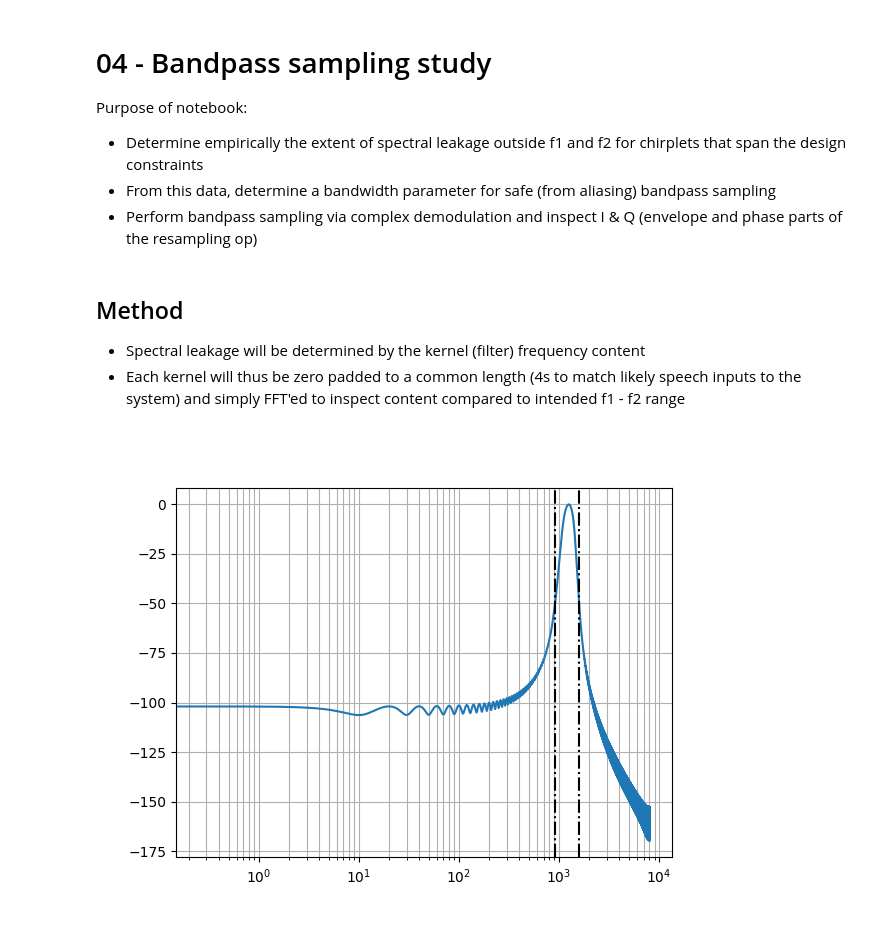
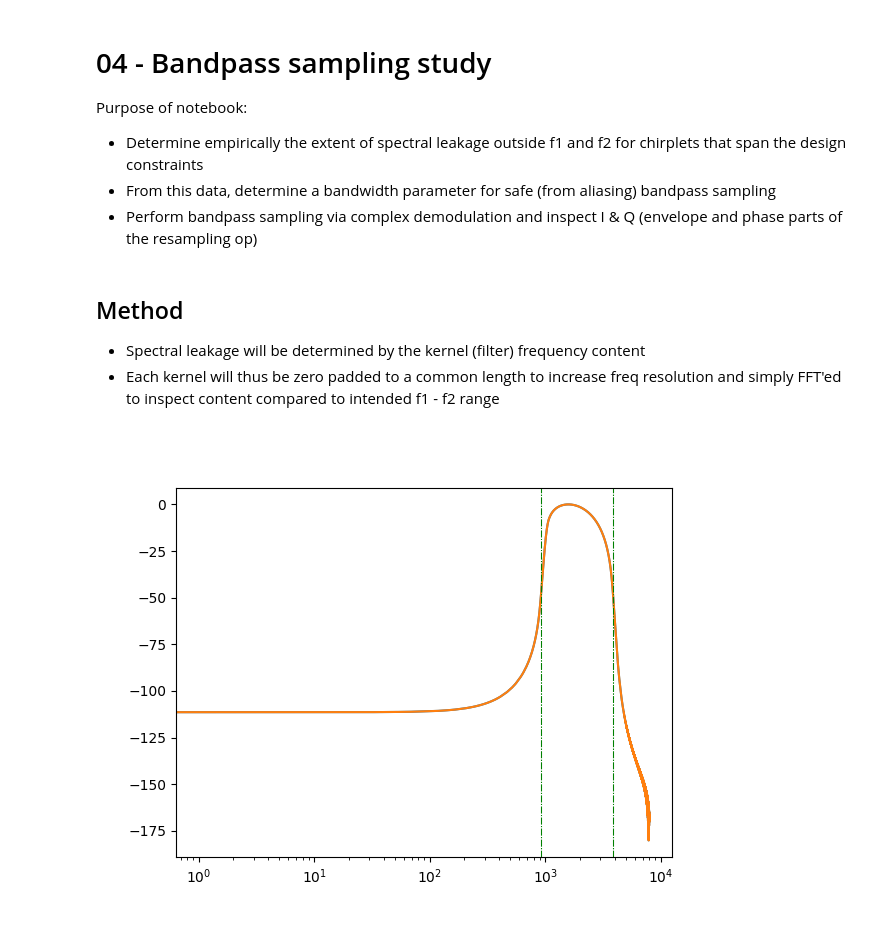
Before and after one commit to lane-miller/speech-deepfake-detection, a Jupyter notebook: 01_poc/04_bandpass_samp.ipynb, the cells around one changed output. Drawn from its saved outputs; the diff is of its cells as text; code cells hidden in the pictures.

Commit message:
Add test and data collection loop to poc04

```diff
--- a/01_poc/04_bandpass_samp.ipynb
+++ b/01_poc/04_bandpass_samp.ipynb
@@ -20,7 +22,7 @@ from util import MAX_DUR_MS, MIN_DUR_MS, MAX_DEGREE, MIN_DEGREE, FS
 ## Method
 
 - Spectral leakage will be determined by the kernel (filter) frequency content
-- Each kernel will thus be zero padded to a common length (4s to match likely speech inputs to the system) and simply FFT'ed to inspect content compared to intended f1 - f2 range
+- Each kernel will thus be zero padded to a common length to increase freq resolution and simply FFT'ed to inspect content compared to intended f1 - f2 range
 # %%
 # Helper method - compute actual bandwidth of signal
 #  - finds X dB down frequencies in response, where X is threshold compared to 0 dB
@@ -53,37 +55,59 @@ def get_bw_actual(signal, threshold_dB, samplerate=16000):
     f2 = f[i]
 
     return (f1, f2)
+# %%
+# Test get_bw_actual on example chirplet
+
+T = 1.0
+ch = pchirp(1000., 4000., 100., 2.)
+chp = np.zeros(int(FS * T))
+chp[:len(ch)] = ch
+L = len(chp)
+
+f = np.fft.rfftfreq(L, 1. / FS)
+x = np.fft.rfft(chp)
+X = 20 * np.log10(np.abs(x) + 1e-12)
+X -= np.max(X)
+
+F1, F2 = get_bw_actual(chp, -50)
+
+plt.semilogx(f, X)
+plt.axvline(F1, color='g', linestyle='-.', linewidth=0.75)
+plt.axvline(F2, color='g', linestyle='-.', linewidth=0.75)
+plt.grid(which='both')
+plt.show()
+# %% [output]
+[figure, added]
 # %%
-# Generate chirplets and compute actual bw
-plt.close('all')
-
-threshholds = [-40, -50, -60]
+# Generate many chirplets and collect data
 N = 5000
-T = 4.0
 data = []
 
-ch = pchirp(1000., 1500., 50., 1.)
-chp = np.zeros(int(FS * T))
-chp[:len(ch)] = ch
-L = len(chp)
+for i in range(N):
+    if i % 100 == 0:
+        print(f"Iter: {i:>4} / {N}")
 
-f = np.fft.rfftfreq(L, 1. / FS)
-x = np.fft.rfft(chp)
-X = 20 * np.log10(np.abs(x) + 1e-12)
-X -= np.max(X)
+    # Generate chirp
+    dur = pick_val(MIN_DUR_MS, MAX_DUR_MS)
+    deg = pick_val(MIN_DEGREE, MAX_DEGREE)
+    bw, fc = pick_bw_fc()
+    f1, f2 = bw_fc_to_f1f2(bw, fc)
+    ch = pchirp(f1, f2, dur, deg)
+    chp = np.pad(ch, (0, int(FS * T - len(ch))))
 
-F1, F2 = get_bw_actual(chp, -50)
+    # Compute bw with leakage
+    F1_40, F2_40 = get_bw_actual(chp, -40)
+    F1_45, F2_45 = get_bw_actual(chp, -45)
+    F1_50, F2_50 = get_bw_actual(chp, -50)
 
-plt.semilogx(f, X)
-plt.axvline(F1, color='k', linestyle='-.')
-plt.axvline(F2, color='k', linestyle='-.')
-plt.grid(which='both')
-plt.show()
-
-# for i in range(N):
-#     if i % 100 == 0:
-#         print(f"Iter: {i:>4} / {N}")
-
-#     # Generate chirp
+    # Store
+    d = {}
+    d["chirp"] = ch
+    d["duration_ms"] = dur
+    d["degree"] = deg
+    d["bw"] = bw
+    d["fc"] = fc
+    d["f1f2"] = (np.min([f1, f2]), np.max([f1, f2]))
+    d["f1f2_40"] = (F1_40, F2_40)
+    d["f1f2_45"] = (F1_45, F2_45)
+    d["f1f2_50"] = (F1_50, F2_50)
-# %% [output]
-[figure, removed]
```
Also changed, not shown: parts of 1 cell of this notebook.
